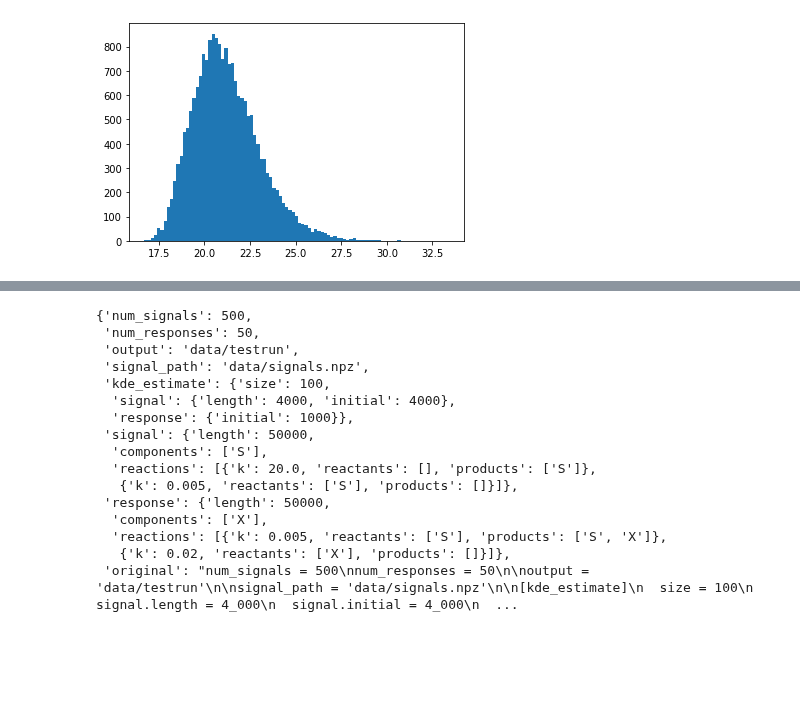
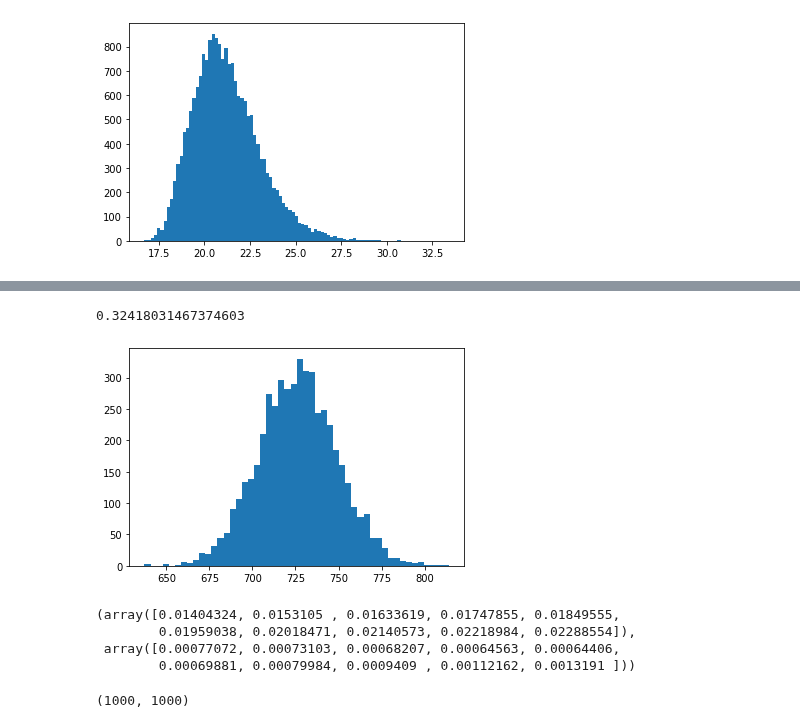
Before and after one commit to manuel-rhdt/master-thesis, a Jupyter notebook: Untitled1.ipynb, the cells around one changed output, grey strips where cells are left out. Saved outputs shown, nothing was run; the diff lists cells and outputs as text; code cells hidden in the pictures; blank space fills up the shorter version.

```diff
--- a/Untitled1.ipynb
+++ b/Untitled1.ipynb
@@ -131,19 +125,17 @@ array([  0.        ,   0.13198093,   0.26396185,   0.39594278,
-# %%
-conf
-# %% [output]
-{'num_signals': 500,
- 'num_responses': 50,
- 'output': 'data/testrun',
- 'signal_path': 'data/signals.npz',
- 'kde_estimate': {'size': 100,
-  'signal': {'length': 4000, 'initial': 4000},
-  'response': {'initial': 1000}},
- 'signal': {'length': 50000,
-  'components': ['S'],
-  'reactions': [{'k': 20.0, 'reactants': [], 'products': ['S']},
-   {'k': 0.005, 'reactants': ['S'], 'products': []}]},
- 'response': {'length': 50000,
-  'components': ['X'],
-  'reactions': [{'k': 0.005, 'reactants': ['S'], 'products': ['S', 'X']},
-   {'k': 0.02, 'reactants': ['X'], 'products': []}]},
- 'original': "num_signals = 500\nnum_responses = 50\n\noutput = 'data/testrun'\n\nsignal_path = 'data/signals.npz'\n\n[kde_estimate]\n  size = 100\n  signal.length = 4_000\n  signal.initial = 4_000\n  ...
+# %%
+pyplot.hist(ce[:,100], bins='auto')
+scipy.stats.sem(ce[:,100])
+# %% [output]
+0.32418031467374603
+[figure, added]
+# %%
+scipy.stats.sem(me)[:10], scipy.stats.sem(ce)[:10]
+# %% [output]
+(array([0.01404324, 0.0153105 , 0.01633619, 0.01747855, 0.01849555,
+        0.01959038, 0.02018471, 0.02140573, 0.02218984, 0.02288554]),
+ array([0.00077072, 0.00073103, 0.00068207, 0.00064563, 0.00064406,
+        0.00069881, 0.00079984, 0.0009409 , 0.00112162, 0.0013191 ]))
+# %%
+ce.shape
+# %% [output]
+(1000, 1000)
```
Also changed, not shown: parts of 14 cells of this notebook, 13 other files.
